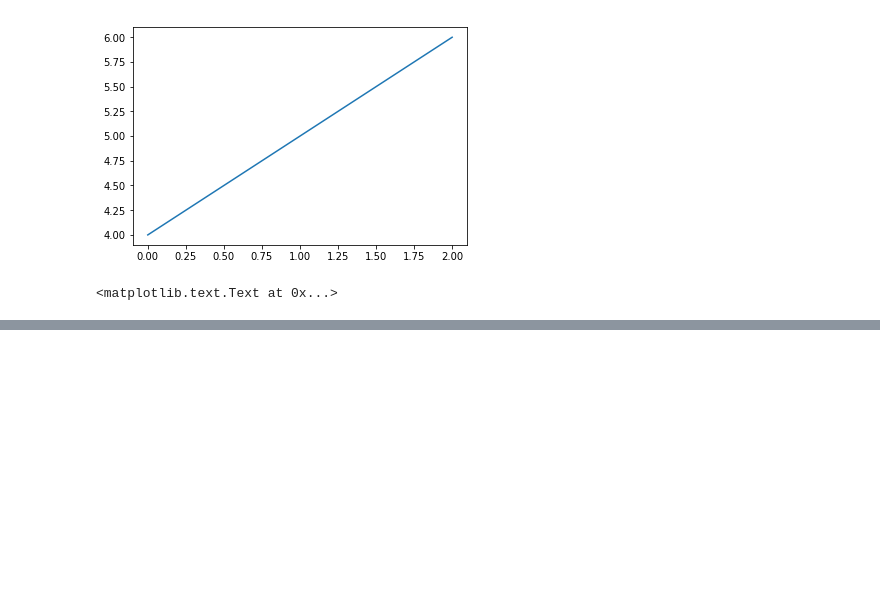
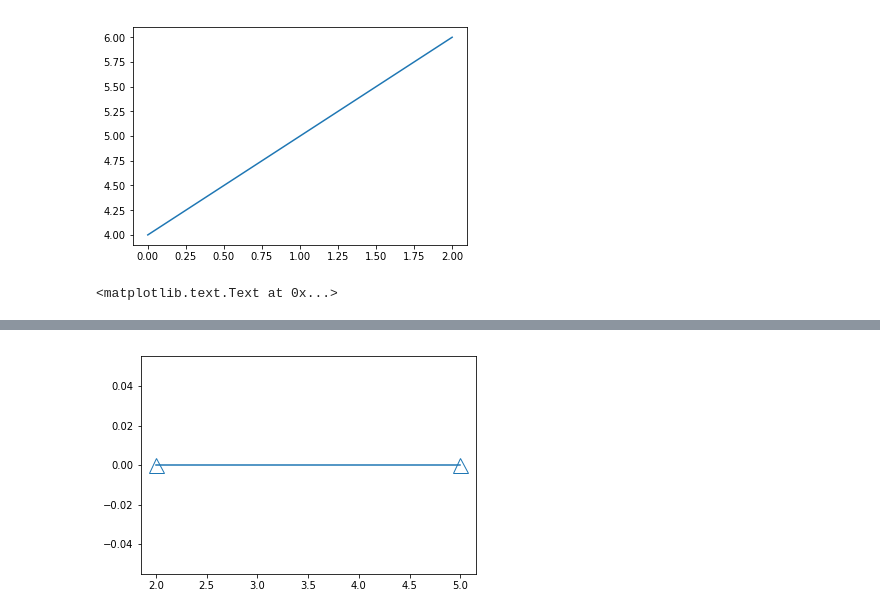
Before and after one commit to bolokoz/eztrut, a Jupyter notebook: eztrut/Tests.ipynb, the cells around one changed output, grey strips where cells are left out. Cells and saved outputs as stored; diff of their text form; code cells hidden in the pictures; blank space fills up the shorter version.

```diff
--- a/eztrut/Tests.ipynb
+++ b/eztrut/Tests.ipynb
@@ -92,0 +220,5 @@ plt.title('Easy as 1, 2, 3') # subplot 211 title
+# %%
+plt.plot([2,5],[0,0], marker='^', markersize= 15, fillstyle='none')
+plt.show()
+# %% [output]
+[figure, added]
```
Also changed, not shown: parts of 13 cells of this notebook, 2 other files.
